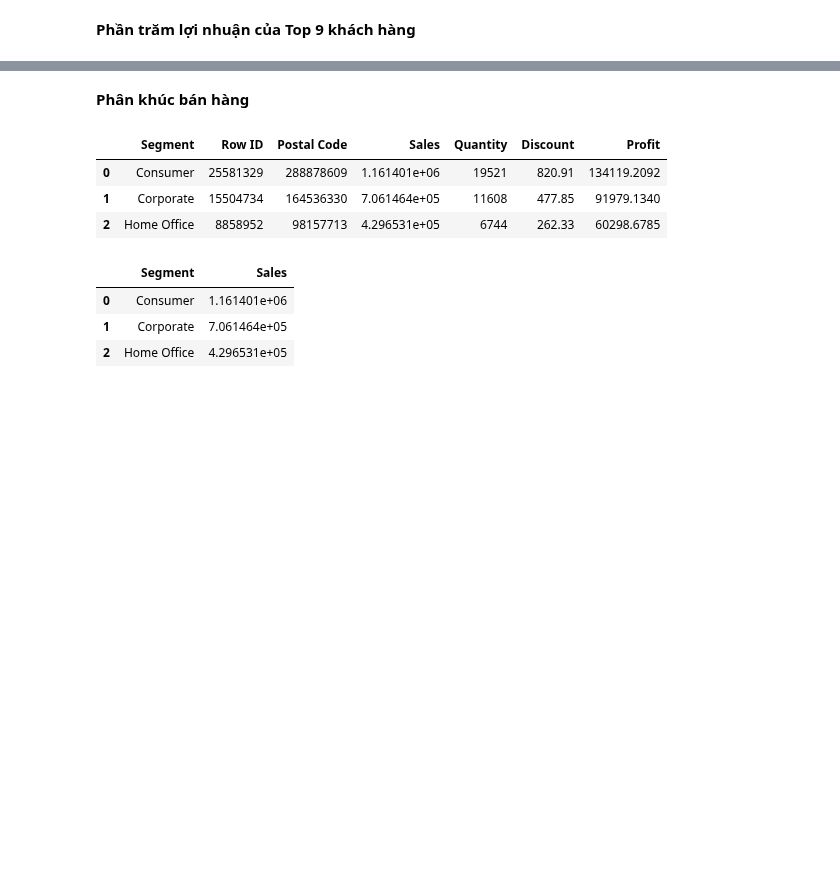
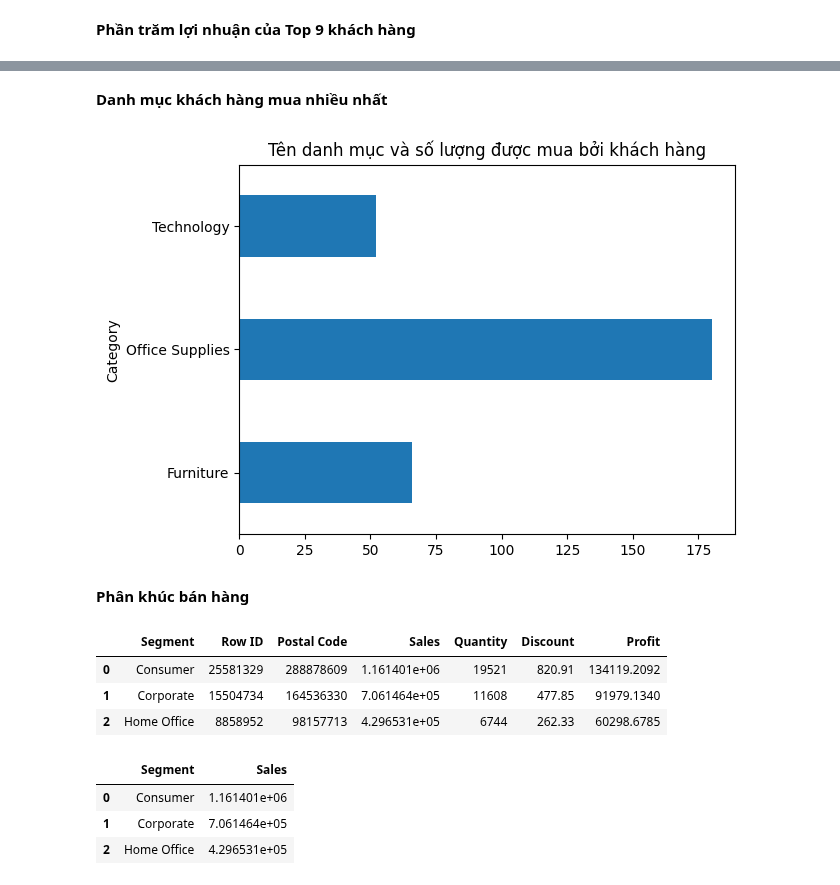
Before and after one commit to khangnl24112002/DataVisualization_Group02_Lab01, a Jupyter notebook: main.ipynb, the cells around one changed output, grey strips where cells are left out. Drawn from its saved outputs; the diff is of its cells as text; code cells hidden in the pictures; blank space fills up the shorter version.

```diff
--- a/main.ipynb
+++ b/main.ipynb
@@ -457,3 +458,9 @@ plt.show()
+# %% [markdown]
+**Danh mục khách hàng mua nhiều nhất**
+# %%
+values = A.groupby('Category')['Customer Name'].count().plot(kind='barh',title='Tên danh mục và số lượng được mua bởi khách hàng')
+# %% [output]
+[figure, added]
 # %% [markdown]
 **Phân khúc bán hàng**
 # %%
```
Also changed, not shown: parts of 3 cells of this notebook.
